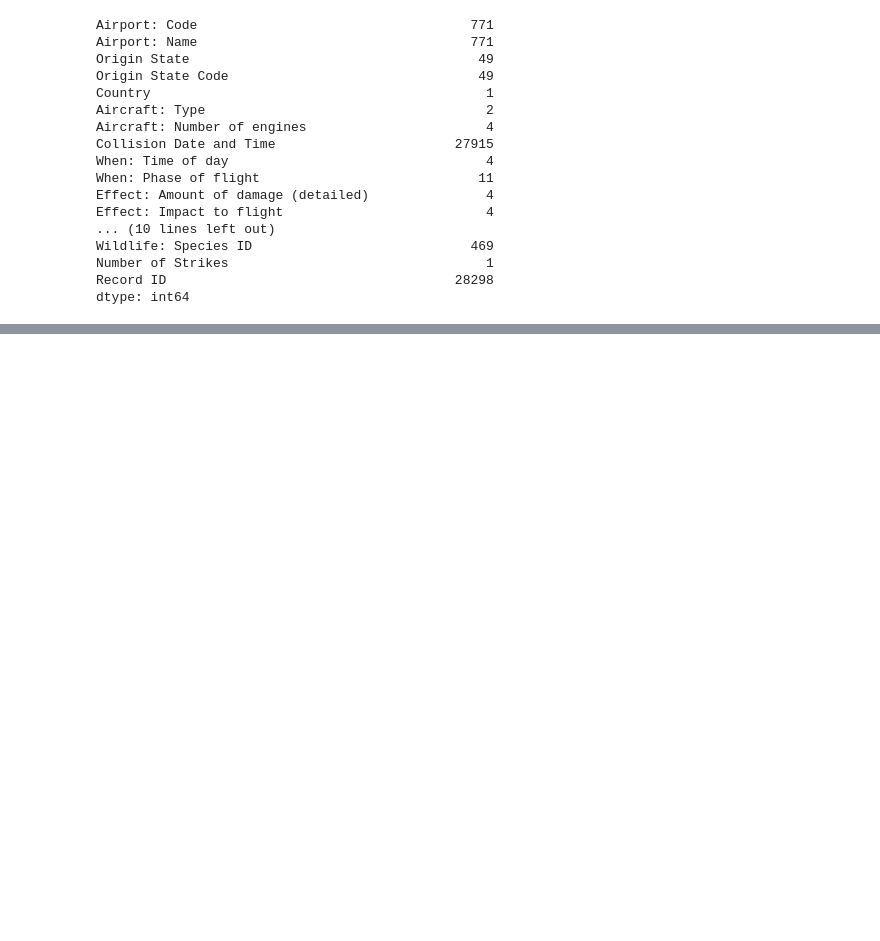
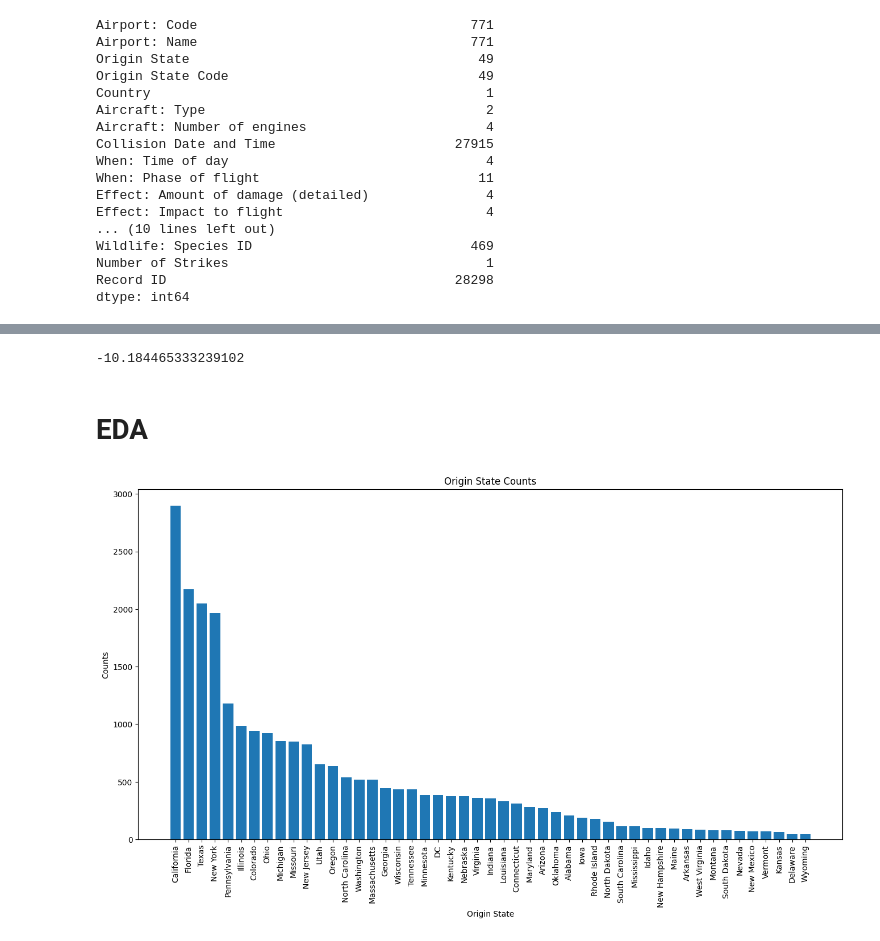
Before and after one commit to SBangarh/LHL_Tableau_project, a Jupyter notebook: notebook.ipynb, the cells around one changed output, grey strips where cells are left out. Drawn from its saved outputs; the diff is of its cells as text; code cells hidden in the pictures; blank space fills up the shorter version.

Commit message:
Identified relevant features, explored counts, inputs are mostly categorical as well

```diff
--- a/notebook.ipynb
+++ b/notebook.ipynb
@@ -117,0 +156,7 @@ dtype: int64
+# %%
+# Select Relevant features
+my_df = my_copy[['Airport: Code', 'Origin State', 'Aircraft: Type', 'Aircraft: Number of engines', 'Collision Date and Time',
+            'When: Time of day', 'When: Phase of flight', 'Effect: Indicated Damage',
+            'Cost: Total $', 'Wildlife: Animal Category']]
+
+my_df.sample(10)
@@ -118,2 +175,38 @@ dtype: int64
+# %%
+#drop rows where there are nulls
+my_df = my_df.dropna()
+# %%
+#get number of original rows and new df rows
+original_rows = my_copy.shape[0]
+new_rows = my_df.shape[0]
+
+#calc percentage of rows lost
+((new_rows / original_rows) - 1) * 100
+
+#dropping the nulls resulted in about a 10.2% loss of data pretty good all things considered
+# %% [output]
+-10.184465333239102
+# %% [markdown]
+# EDA
+# %%
+# get counts
+def get_counts(dataframe, feature):
+    counts = dataframe[feature].value_counts()
+    return counts
+
+
+#plot counts
+def plot_counts(dataframe, feature, size=tuple):
+    counts = get_counts(dataframe, feature)
+    fig = plt.figure(figsize=size)
+    plt.bar(counts.index, counts.values)
+    plt.title(f"{feature} Counts")
+    plt.xlabel(feature)
+    plt.ylabel("Counts")
+    plt.xticks(rotation=90)
+    plt.show()
 # %%
 #collisions per state
+plot_counts(my_df, 'Origin State', (16, 8))
+# %% [output]
+[figure, added]
```
Also changed, not shown: parts of 20 cells of this notebook, 1 other file.
